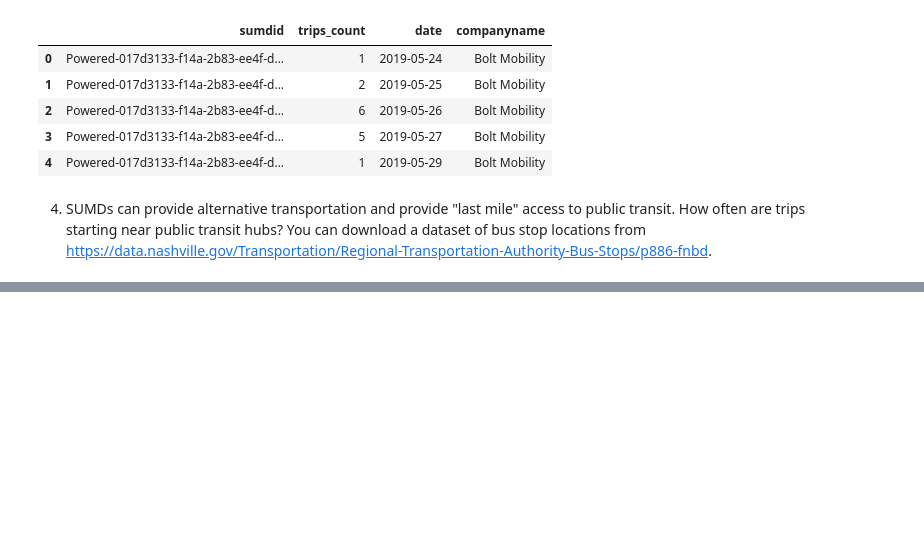
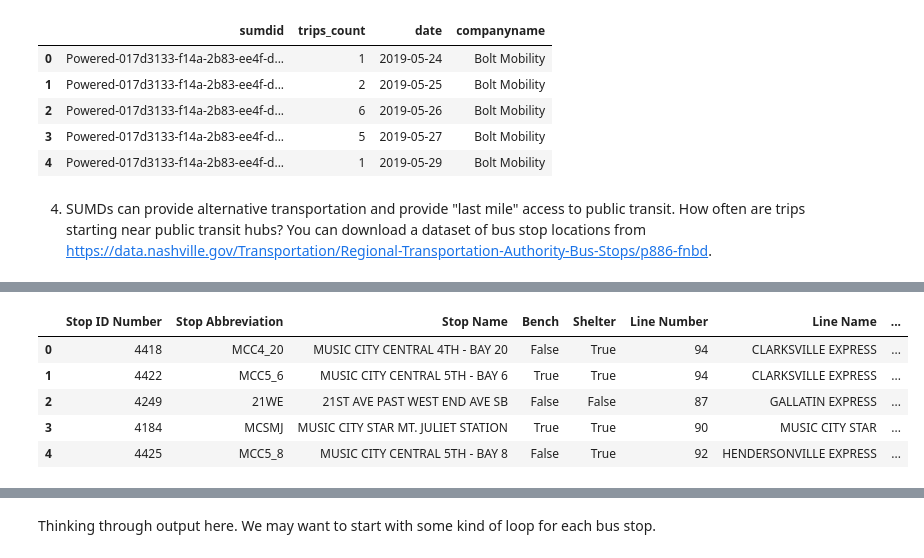
Before and after one commit to NSS-Data-Analytics-Cohort-10/scooters-group-2, a Jupyter notebook: notebooks/scooters_notebook.ipynb, the cells around one changed output, grey strips where cells are left out. Drawn from its saved outputs; the diff is of its cells as text; code cells hidden in the pictures; blank space fills up the shorter version.

```diff
--- a/notebooks/scooters_notebook.ipynb
+++ b/notebooks/scooters_notebook.ipynb
@@ -493,4 +493,4 @@ use_per_day.head()
 # %% [markdown]
 4. SUMDs can provide alternative transportation and provide "last mile" access to public transit. How often are trips starting near public transit hubs? You can download a dataset of bus stop locations from https://data.nashville.gov/Transportation/Regional-Transportation-Authority-Bus-Stops/p886-fnbd.
 # %%
-pd.read_csv('../data/bus_stops.csv')
+bus_stops = pd.read_csv('../data/bus_stops.csv')
@@ -511,3 +497,12 @@ pd.read_csv('../data/bus_stops.csv')
+# %%
+bus_stops.head()
+# %% [output]
+|  | Stop ID Number | Stop Abbreviation | Stop Name | Bench | Shelter | Line Number | Line Name | ... |
+| 0 | 4418 | MCC4_20 | MUSIC CITY CENTRAL 4TH - BAY 20 | False | True | 94 | CLARKSVILLE EXPRESS | ... |
+| 1 | 4422 | MCC5_6 | MUSIC CITY CENTRAL 5TH - BAY 6 | True | True | 94 | CLARKSVILLE EXPRESS | ... |
+| 2 | 4249 | 21WE | 21ST AVE PAST WEST END AVE SB | False | False | 87 | GALLATIN EXPRESS | ... |
+| 3 | 4184 | MCSMJ | MUSIC CITY STAR MT. JULIET STATION | True | True | 90 | MUSIC CITY STAR | ... |
+| 4 | 4425 | MCC5_8 | MUSIC CITY CENTRAL 5TH - BAY 8 | False | True | 92 | HENDERSONVILLE EXPRESS | ... |
 # %%
 trips.head()
 # %% [output]
@@ -519,0 +523,3 @@ trips.head()
+# %% [markdown]
+Thinking through output here.
+We may want to start with some kind of loop for each bus stop.
```
Also changed, not shown: parts of 3 cells of this notebook.
